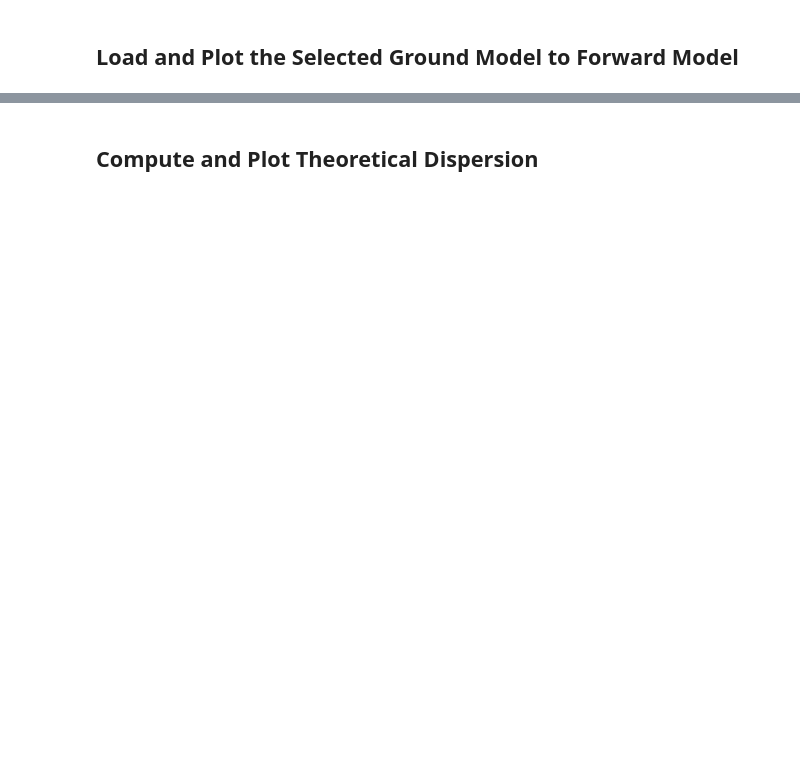
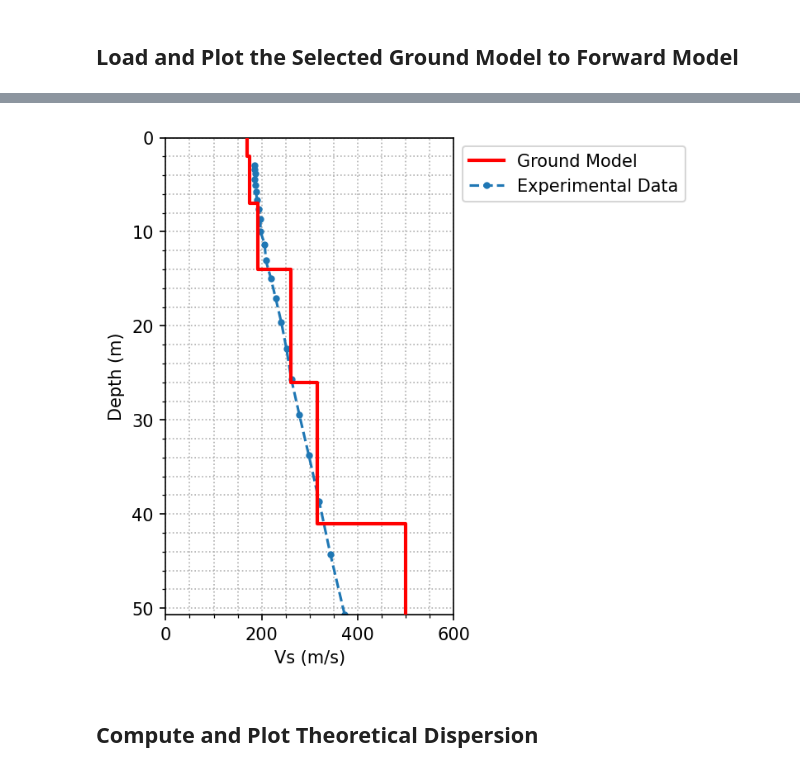
Before and after one commit to xzzgameboy/USU_Geophy, a Jupyter notebook: data/course_examples/Inversion Forward Modeling/forward_modeling_vs_only.ipynb, the cells around one changed output, grey strips where cells are left out. Saved outputs shown, nothing was run; the diff lists cells and outputs as text; code cells hidden in the pictures; blank space fills up the shorter version.

```diff
--- a/data/course_examples/Inversion Forward Modeling/forward_modeling_vs_only.ipynb
+++ b/data/course_examples/Inversion Forward Modeling/forward_modeling_vs_only.ipynb
@@ -52,0 +66,7 @@ plt.show()
+# %%
+df1 = pd.read_csv("model_input.csv").dropna()
+row_number = 2
+row_value = [20, 1500, 250, 2000]
+
+#df = Insert_row(row_number, df1, row_value)
+df = df1
@@ -53,33 +83,33 @@ plt.show()
 # %%
 # read model from .csv
-df = pd.read_csv("model_input.csv").dropna()
-
 gm = swprepost.GroundModel(thickness=df["Thickness [m]"], vp=df["Vp [m/s]"],
                            vs=df["Vs [m/s]"], density=df["Density [kg/m3]"])
 fig, ax = plt.subplots(figsize=(3, 5), dpi=150)
 ax.plot(gm.vs2, gm.depth, color="red", lw=2, label="Ground Model", zorder=4)
 ylim = ax.get_ylim()
 xlim = ax.get_xlim()
 ax.plot(target.pseudo_vs(velocity_factor=1.1), target.pseudo_depth(depth_factor=2), marker="o", ls="--", markersize=3, label="Experimental Data")
 ax.set_ylim(ylim)
 ax.set_xlim(xlim)
 ax.set_ylabel("Depth (m)")
 ax.set_xlabel("Vs (m/s)")
 
 ax.set_ylim(max((max(target.wavelength)/2, sum(gm.thickness)+15)), 0)
 ylim = ax.get_xlim()
 ax.set_yticks(np.arange(0, max(ylim)+10, 10))
 ax.set_yticks(np.arange(0, max(ylim)+2, 2), minor=True)
 ax.set_ylim(max(target.wavelength / 2), 0)
 
 ax.set_xlim(0, 600)
 xlim = ax.get_xlim()
 ax.set_xticks(np.arange(0, max(xlim)+200, 200))
 ax.set_xticks(np.arange(0, max(xlim)+50, 50), minor=True)
 
 ax.grid(which="both", ls=":")
 ax.legend(loc="upper left", bbox_to_anchor=(1,1))
 plt.show()
+# %% [output]
+[figure, added]
 # %% [markdown]
 ## Compute and Plot Theoretical Dispersion
 # %%
```
Also changed, not shown: parts of 6 cells of this notebook, 56 other files.
